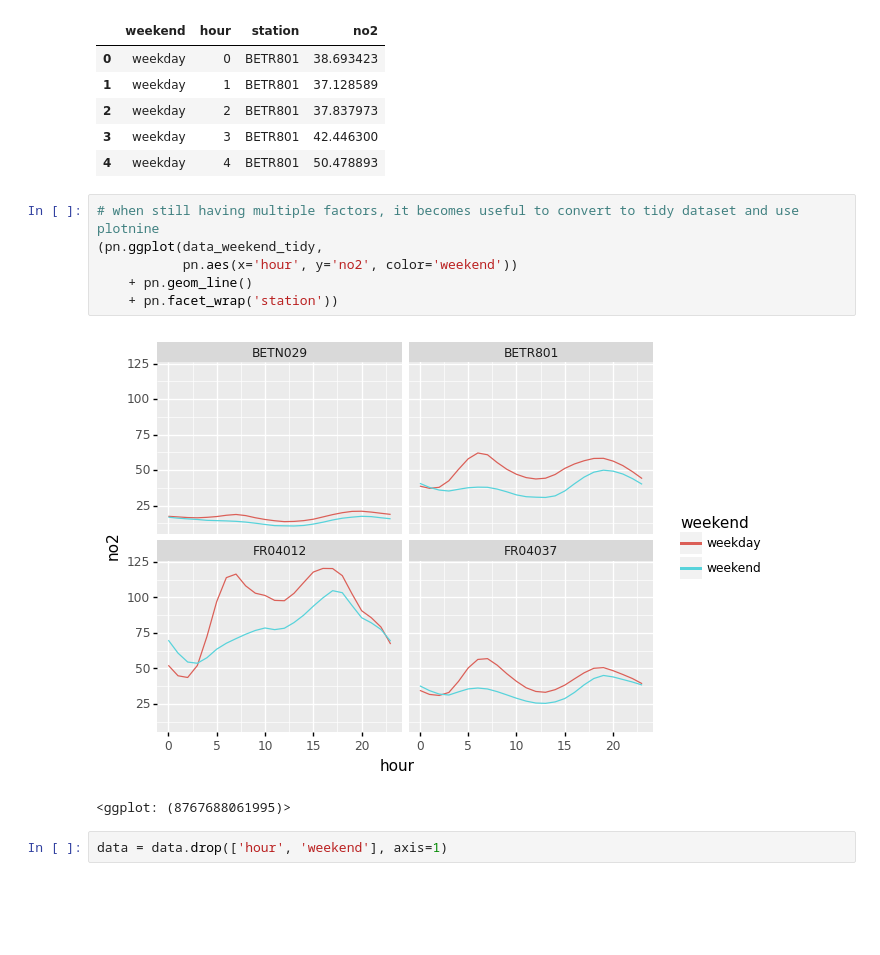
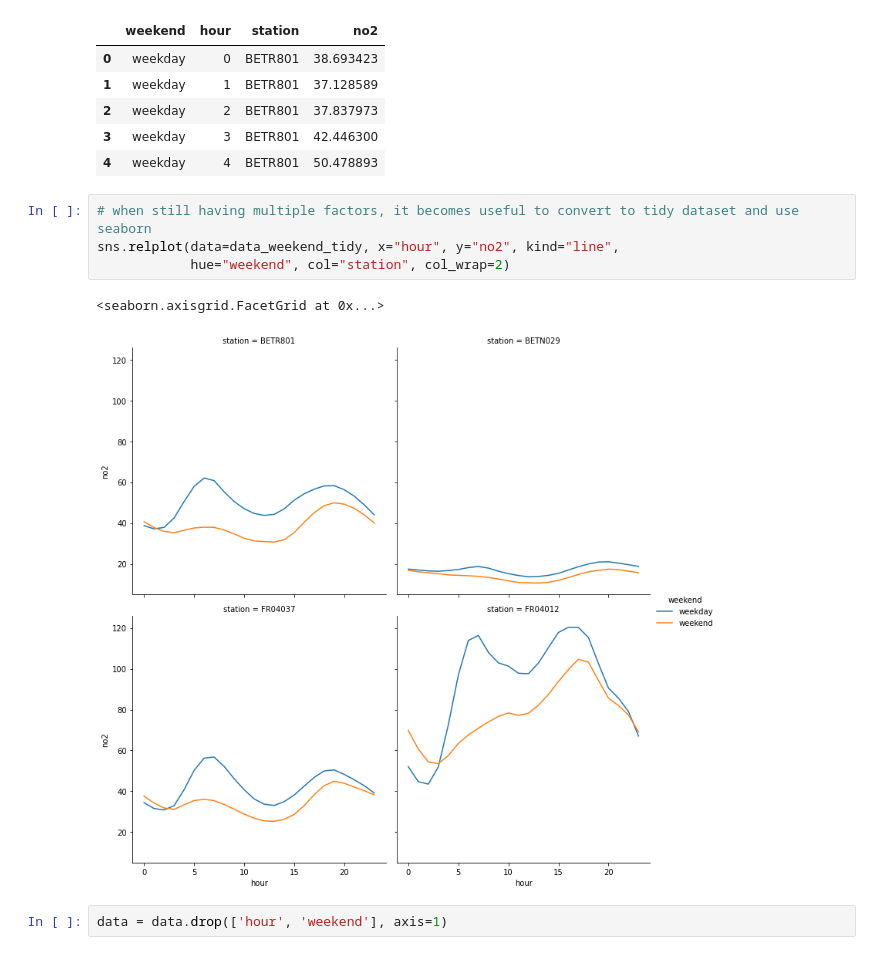
Before and after one commit to jorisvandenbossche/DS-python-data-analysis, a Jupyter notebook: _solved/case4_air_quality_analysis.ipynb, the cells around one changed output. Saved outputs shown, nothing was run; the diff lists cells and outputs as text; blank space fills up the shorter version.

```diff
--- a/_solved/case4_air_quality_analysis.ipynb
+++ b/_solved/case4_air_quality_analysis.ipynb
@@ -461,14 +459,12 @@ data_weekend_tidy.head()
 | 3 | weekday | 3 | BETR801 | 42.446300 |
 | 4 | weekday | 4 | BETR801 | 50.478893 |
 # %%
-# when still having multiple factors, it becomes useful to convert to tidy dataset and use plotnine
-(pn.ggplot(data_weekend_tidy,
-           pn.aes(x='hour', y='no2', color='weekend'))
-    + pn.geom_line()
-    + pn.facet_wrap('station'))
+# when still having multiple factors, it becomes useful to convert to tidy dataset and use seaborn
+sns.relplot(data=data_weekend_tidy, x="hour", y="no2", kind="line",
+            hue="weekend", col="station", col_wrap=2)
 # %% [output]
+<seaborn.axisgrid.FacetGrid at 0x...>
-[figure, old version]
+[figure, new version]
-<ggplot: (8767688061995)>
 # %%
 data = data.drop(['hour', 'weekend'], axis=1)
 # %% [markdown]
```
Also changed, not shown: parts of 29 cells of this notebook, 1 other file.
